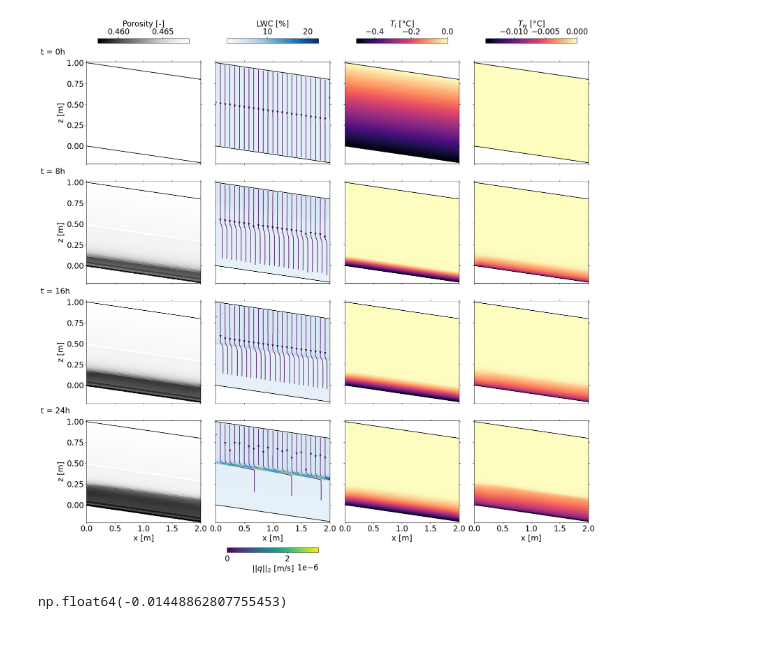
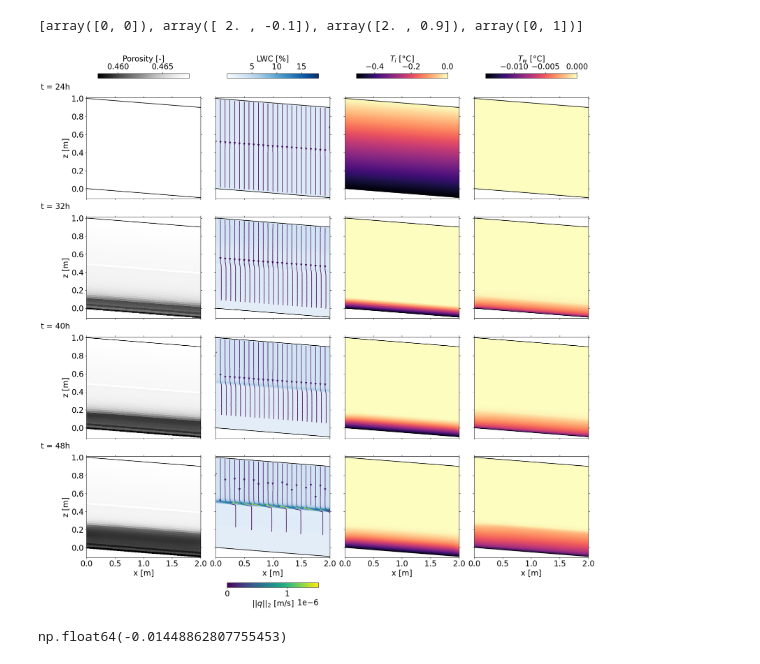
Before and after one commit to lannika-ut/Masterarbeit, a Jupyter notebook: plot_for_MA.ipynb, the cells around one changed output. Saved outputs shown, nothing was run; the diff lists cells and outputs as text; code cells hidden in the pictures.

```diff
--- a/plot_for_MA.ipynb
+++ b/plot_for_MA.ipynb
@@ -11,7 +11,7 @@ import ufl
 from basix.ufl import element
 from scipy.interpolate import griddata
 # %%
-filename = "Test15_Annika_24h"
+filename = "Test15_Annika_24h_flatter"
 with open("./solutions/"+filename+".pkl", "rb") as f:
     data_Annika = pickle.load(f)
 
@@ -51,6 +51,10 @@ z1 = np.linspace(z_plot.min(), z_plot.max(), 250)
 X, Z = np.meshgrid(x1, z1)
 x_lines = np.linspace(x_plot.min(), x_plot.max(), 25)
 start_pts = np.array([x_lines, geom.slope*x_lines+P3[1]-0.01])
+# %%
+geom.corner_points
+# %% [output]
+[array([0, 0]), array([ 2. , -0.1]), array([2. , 0.9]), array([0, 1])]
 # %%
 def Se(h_c, alpha, N):
     return (1 + (- alpha * h_c)**N)**((1 - N) / N)
@@ -126,36 +130,36 @@ for i, t in enumerate(t_obs):
         vmin=np.min(Ti_all), vmax=np.max(Ti_all))
     p4 = ax[i, 3].pcolormesh(
         x_plot, z_plot, Tw_all[t], cmap="magma", shading="gouraud",
-        vmin=np.min(Tw_all[2:]), vmax=np.max(Tw_all))
+        vmin=np.min(Tw_all), vmax=np.max(Tw_all))
     for j in range(4):
         ax[i, j].plot(x, top, color="black")
         ax[i, j].plot(x, bottom, color="black")
     strm = ax[i, 1].streamplot(
         X, Z, Qx_all[t], Qz_all[t], density=2,
         color=np.sqrt(Qx_all[t]**2 + Qz_all[t]**2), norm=norm,start_points=start_pts.T)
     ax[i, 0].set_ylabel("z [m]")
     ax[i, 0].tick_params(tick2On=True)
     ax[i, 1].tick_params(tick2On=True)
     ax[i, 2].tick_params(tick2On=True)
     ax[i, 3].tick_params(tick2On=True)
     if i == len(t_obs)-1:
         ax[i, 0].set_xlabel("x [m]")
         ax[i, 1].set_xlabel("x [m]")
         ax[i, 2].set_xlabel("x [m]")
         ax[i, 3].set_xlabel("x [m]")
-    ax[i, 0].text(-0.8, 1.1, f"t = {data_Annika['times'][t]/3600:.0f}h")
+    ax[i, 0].text(-0.8, 1.1, f"t = {data_Annika['times'][t]/3600+24:.0f}h")
 c1 = fig.colorbar(p1, ax=ax[0,0], shrink=0.8, location="top")
 c1.set_label("Porosity [-]")
 c2 = fig.colorbar(p2, ax=ax[0,1], shrink=0.8, location="top")
 c2.set_label("LWC [%]")
 c22 = fig.colorbar(strm.lines, ax=ax[3, 1], shrink=0.8, location="bottom")
 c22.set_label(r'$||q||_2$ [m/s]')
 c3 = fig.colorbar(p3, ax=ax[0,2], shrink=0.8, location="top")
 c3.set_label(r"$T_i$ [°C]")
 c4 = fig.colorbar(p4, ax=ax[0,3], shrink=0.8, location="top")
 c4.set_label(r"$T_w$ [°C]")
 # %% [output]
-[figure, old version]
+[figure, new version]
 # %%
 np.min(Tw_all[2:])
 # %% [output]
```
Also changed, not shown: 5 other files.
